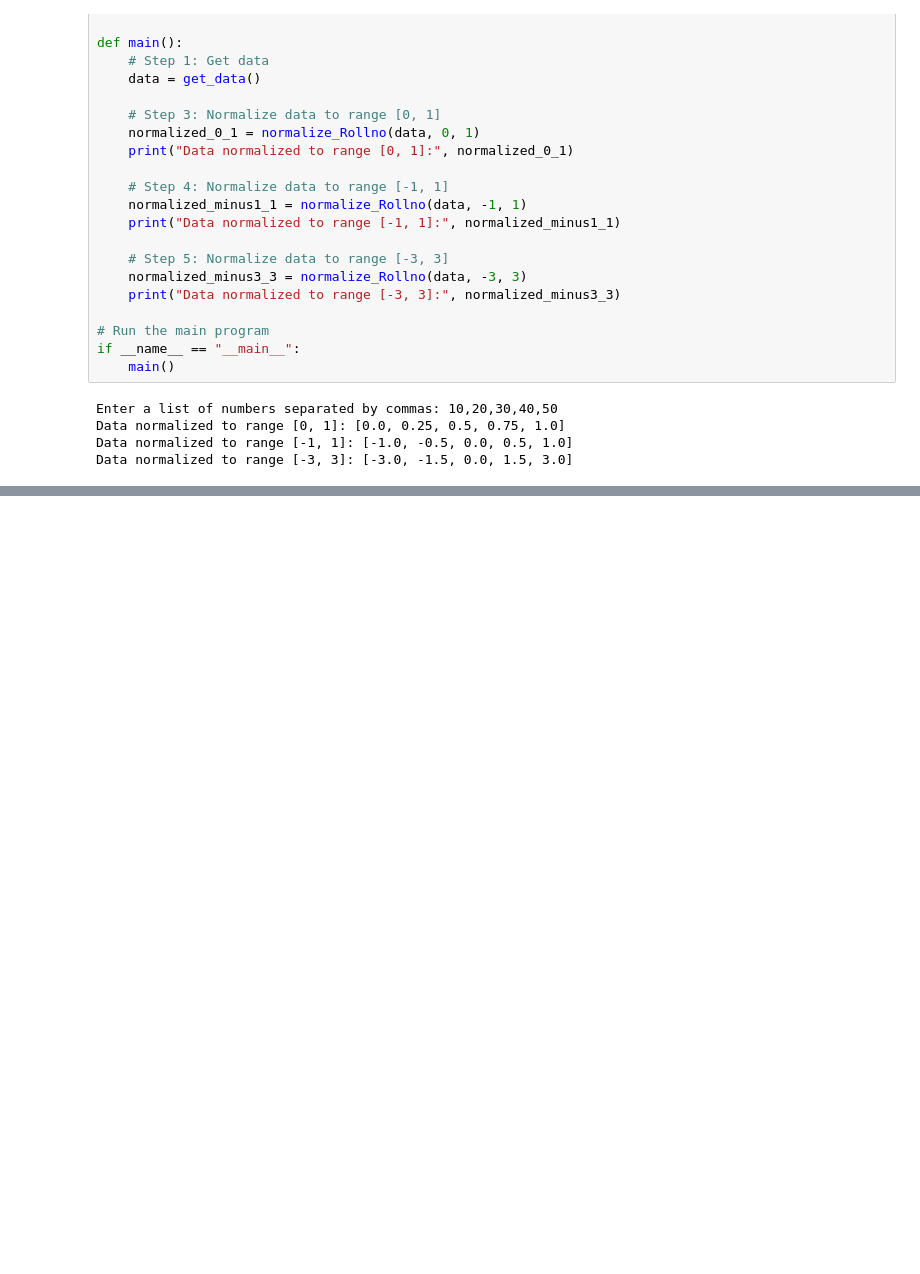
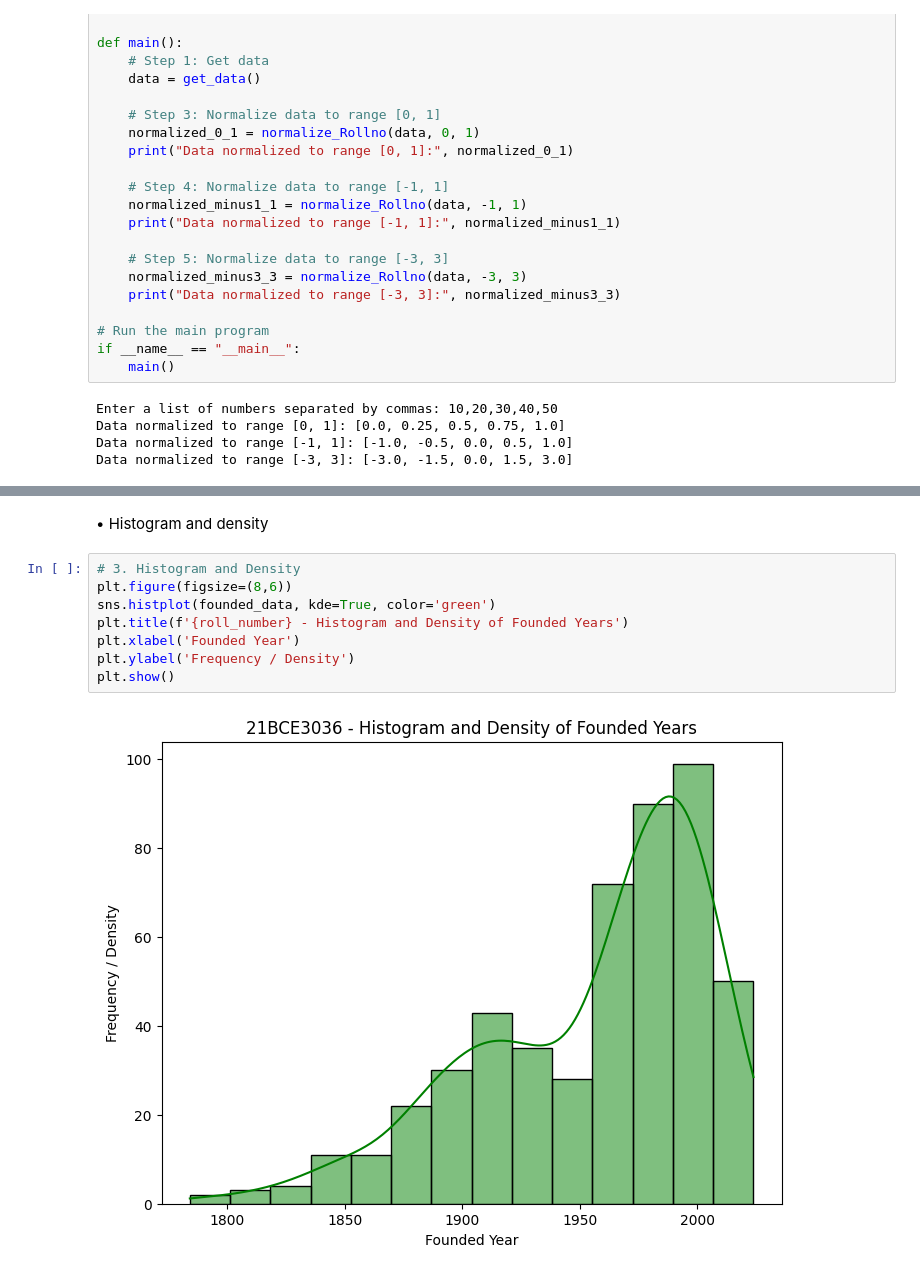
Before and after one commit to Rahulaggl/EDA, a Jupyter notebook: LAB_DA_1.ipynb, the cells around one changed output, grey strips where cells are left out. Cells and saved outputs as stored; diff of their text form; blank space fills up the shorter version.

```diff
--- a/LAB_DA_1.ipynb
+++ b/LAB_DA_1.ipynb
@@ -479,0 +693,12 @@ Data normalized to range [-3, 3]: [-3.0, -1.5, 0.0, 1.5, 3.0]
+# %% [markdown]
+• Histogram and density
+# %%
+# 3. Histogram and Density
+plt.figure(figsize=(8,6))
+sns.histplot(founded_data, kde=True, color='green')
+plt.title(f'{roll_number} - Histogram and Density of Founded Years')
+plt.xlabel('Founded Year')
+plt.ylabel('Frequency / Density')
+plt.show()
+# %% [output]
+[figure, added]
```
Also changed, not shown: parts of 96 cells of this notebook.
